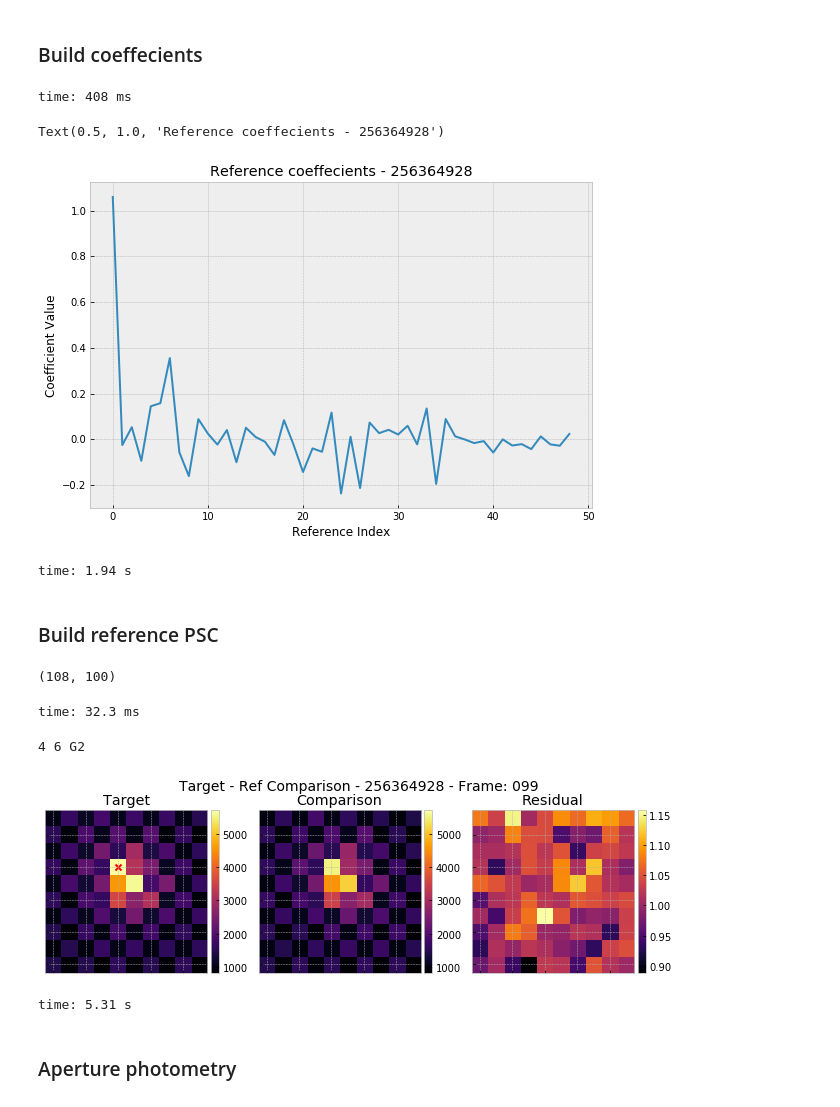
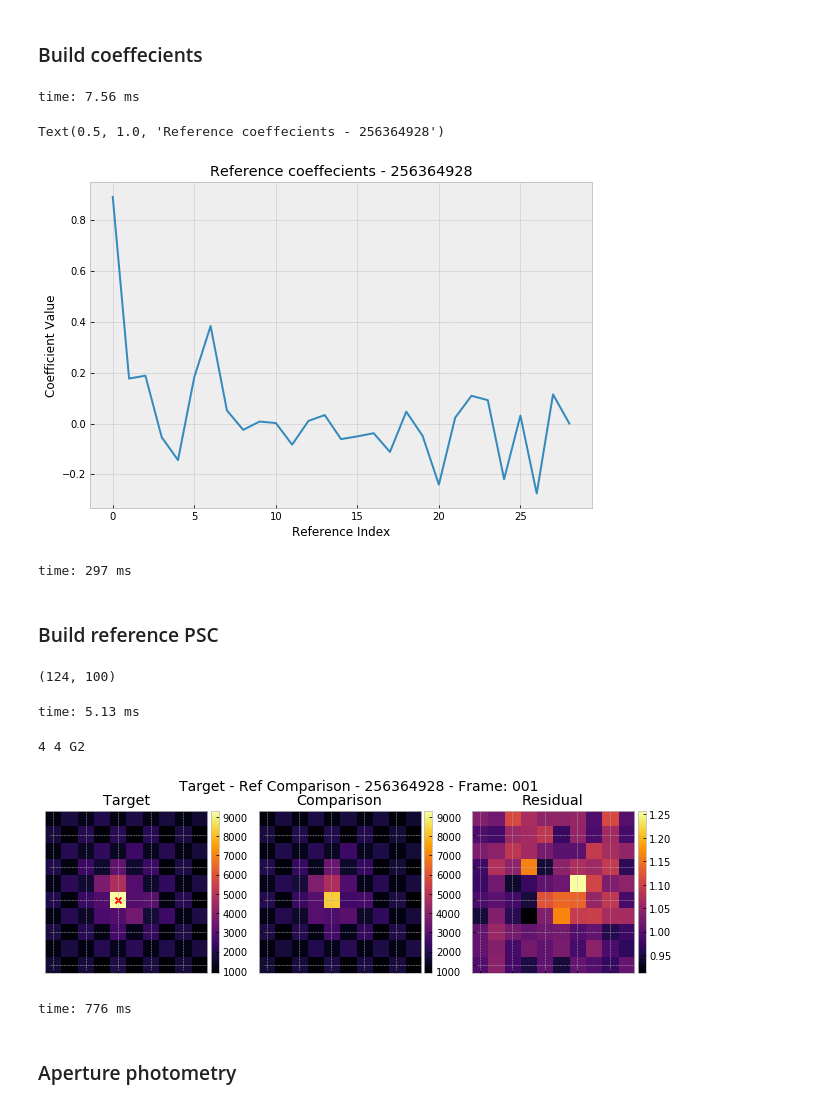
Before and after one commit to panoptes/panoptes-pipeline, a Jupyter notebook: notebooks/processing/PIAA-Build-Reference-PSC.ipynb, the cells around one changed output. Cells and saved outputs as stored; diff of their text form; code cells hidden in the pictures.

```diff
--- a/notebooks/processing/PIAA-Build-Reference-PSC.ipynb
+++ b/notebooks/processing/PIAA-Build-Reference-PSC.ipynb
@@ -125,7 +126,8 @@ for i, picid in enumerate(ref_list):
     except FileNotFoundError:
         continue
 
-    ref_table = full_ref_table.query(f"obs_time <= '{filter_time}'")
+#     ref_table = full_ref_table.query(f"obs_time <= '{filter_time}'")
+    ref_table = full_ref_table
 
     ref_psc = np.array(ref_table) - camera_bias
     stamp_collection.append(ref_psc)
@@ -151,3 +153,3 @@ time: 16 ms
 # %%
-num_refs = 50
+num_refs = 30
 # %% [output]
@@ -166,7 +168,7 @@ time: 59.4 ms
 # one single master reference.
 coeffs = pipeline.get_ideal_full_coeffs(normalized_collection)
 # %% [output]
-time: 408 ms
+time: 7.56 ms
 # %%
 plt.figure(figsize=(9, 6))
 plt.plot(coeffs[0])
@@ -175,8 +177,8 @@ plt.ylabel('Coefficient Value')
 plt.title(f'Reference coeffecients - {ticid}')
 # %% [output]
 Text(0.5, 1.0, 'Reference coeffecients - 256364928')
-[figure, old version]
+[figure, new version]
-time: 1.94 s
+time: 297 ms
 # %% [markdown]
 ### Build reference PSC
 # %%
@@ -188,40 +190,40 @@ ideal_psc = pipeline.get_ideal_full_psc(
 ).reshape(num_frames, -1)
 ideal_psc.shape
 # %% [output]
-(108, 100)
+(124, 100)
-time: 32.3 ms
+time: 5.13 ms
 # %%
 stamp_side = int(np.sqrt(target_psc.shape[1]))
 
-frame_idx = 99
+frame_idx = 1
 
 # Reshape into square stamps and plot the requested frame
 stamp_fig = plot.show_stamps([
     target_psc.reshape(num_frames, stamp_side, stamp_side),
     ideal_psc.reshape(num_frames, stamp_side, stamp_side)
 ], frame_idx=frame_idx, show_residual=True, stretch='linear')
 
 stamp_fig.set_size_inches(9, 3.1)
 
 stamp_fig.suptitle(f'Target - Ref Comparison - {ticid} - Frame: {frame_idx:03d}',
                    y=1.0, fontsize=14)
 
 # Mask the brightest pixel
 t0 = target_psc[frame_idx].reshape(stamp_side, stamp_side)
 y_pos, x_pos = np.argwhere(t0 == t0.max())[0]
 center_color = helpers.pixel_color(x_pos, y_pos)
 print(x_pos, y_pos, center_color)
 stamp_fig.axes[0].scatter(x_pos, y_pos, marker='x', color='r')
 
 stamp_fig.tight_layout()
 target_ref_comp_fn = os.path.join(base_dir, f'ref-comparison-{ticid}-{frame_idx:03d}.png')
 stamp_fig.savefig(target_ref_comp_fn, transparent=False)
 
 display.display(stamp_fig)
 # %% [output]
-4 6 G2
+4 4 G2
-[figure, old version]
+[figure, new version]
-time: 5.31 s
+time: 776 ms
 # %% [markdown]
 ### Aperture photometry
 # %%
```
Also changed, not shown: parts of 30 cells of this notebook, 11 other files.
